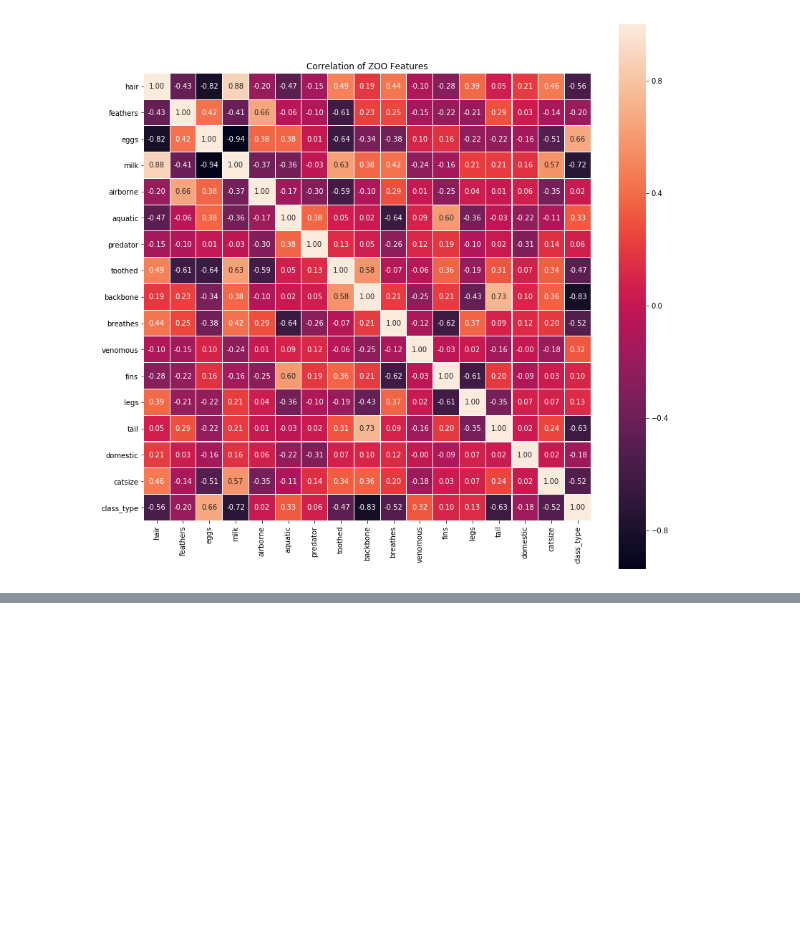
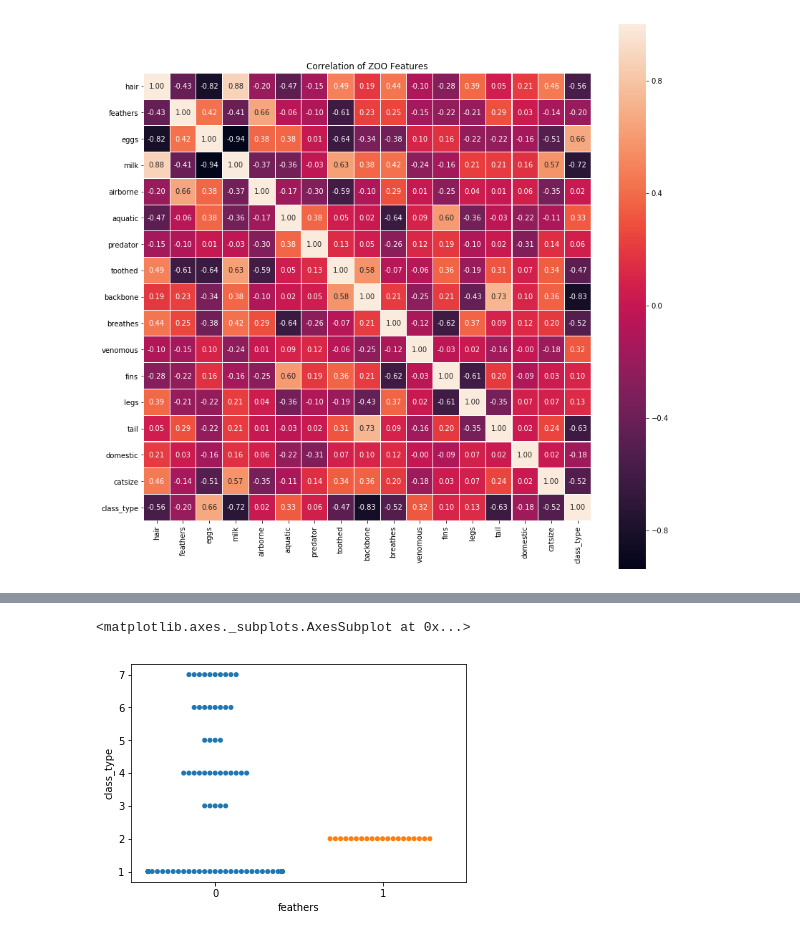
Before and after one commit to waynezhao12/Zoo-Animal-Classification, a Jupyter notebook: Zoo.ipynb, the cells around one changed output, grey strips where cells are left out. Cells and saved outputs as stored; diff of their text form; code cells hidden in the pictures; blank space fills up the shorter version.

```diff
--- a/Zoo.ipynb
+++ b/Zoo.ipynb
@@ -169,0 +105,5 @@ from sklearn.model_selection import train_test_split
+# %%
+sns.swarmplot(new_zoo['feathers'], new_zoo['class_type'])
+# %% [output]
+<matplotlib.axes._subplots.AxesSubplot at 0x...>
+[figure, added]
```
Also changed, not shown: parts of 29 cells of this notebook, 9 other files.
